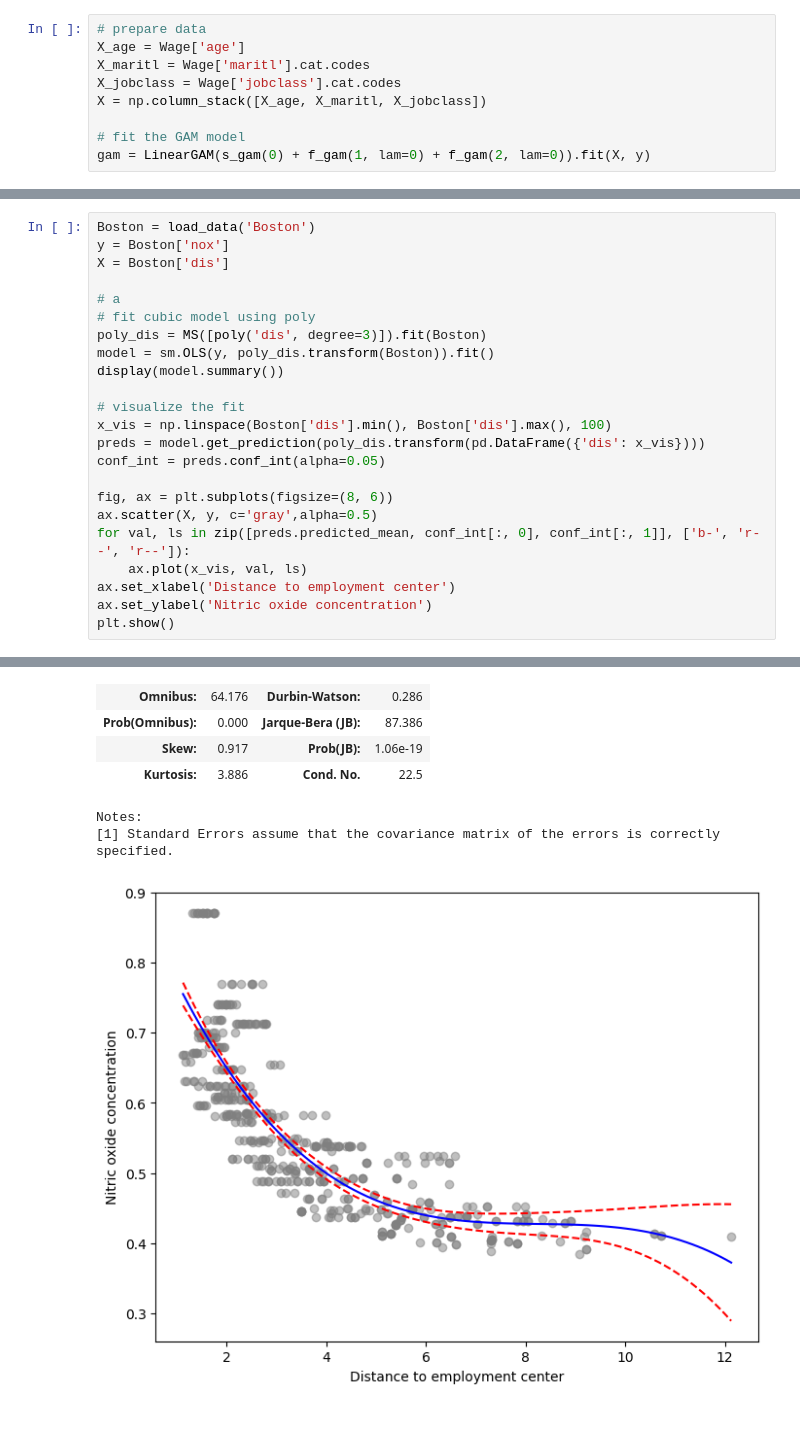
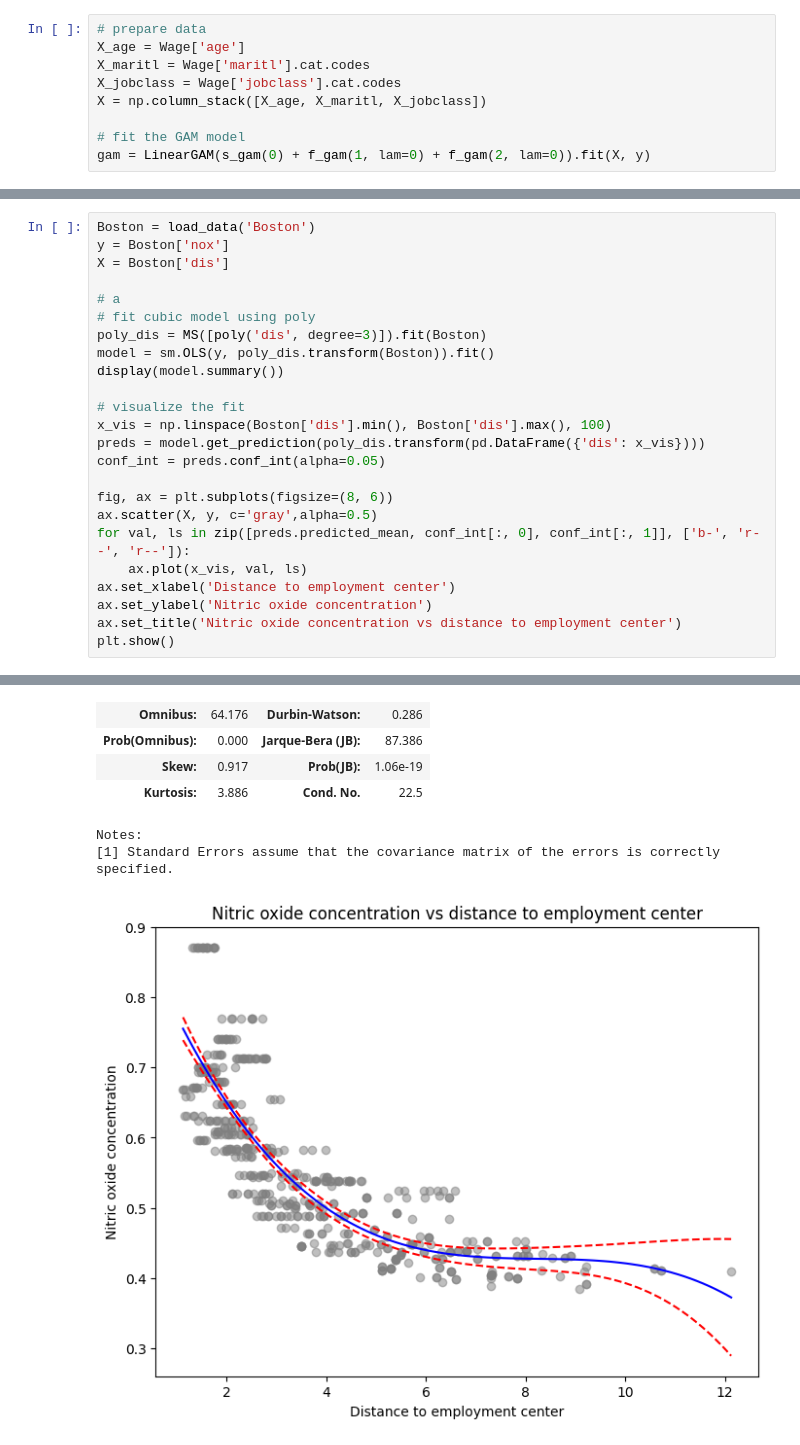
Before and after one commit to nhitran-00/ISL, a Jupyter notebook: chapter_7.ipynb, the cells around one changed output, grey strips where cells are left out. Drawn from its saved outputs; the diff is of its cells as text.

```diff
--- a/chapter_7.ipynb
+++ b/chapter_7.ipynb
@@ -476,6 +489,7 @@ for val, ls in zip([preds.predicted_mean, conf_int[:, 0], conf_int[:, 1]], ['b-'
     ax.plot(x_vis, val, ls)
 ax.set_xlabel('Distance to employment center')
 ax.set_ylabel('Nitric oxide concentration')
+ax.set_title('Nitric oxide concentration vs distance to employment center')
 plt.show()
 # %% [output]
 OLS Regression Results
@@ -487,16 +501,16 @@ OLS Regression Results
 | No. Observations: | 506 | AIC: | -1373. |
 | Df Residuals: | 502 | BIC: | -1356. |
 | Df Model: | 3 |  |  |
 | Covariance Type: | nonrobust |  |  |
 |  | coef | std err | t | P>|t| | [0.025 | 0.975] |
 | intercept | 0.5547 | 0.003 | 201.021 | 0.000 | 0.549 | 0.560 |
 | poly(dis, degree=3)[0] | -2.0031 | 0.062 | -32.271 | 0.000 | -2.125 | -1.881 |
 | poly(dis, degree=3)[1] | 0.8563 | 0.062 | 13.796 | 0.000 | 0.734 | 0.978 |
 | poly(dis, degree=3)[2] | -0.3180 | 0.062 | -5.124 | 0.000 | -0.440 | -0.196 |
 | Omnibus: | 64.176 | Durbin-Watson: | 0.286 |
 | Prob(Omnibus): | 0.000 | Jarque-Bera (JB): | 87.386 |
 | Skew: | 0.917 | Prob(JB): | 1.06e-19 |
 | Kurtosis: | 3.886 | Cond. No. | 22.5 |
 Notes:
 [1] Standard Errors assume that the covariance matrix of the errors is correctly specified.
-[figure, old version]
+[figure, new version]
```
Also changed, not shown: parts of 18 cells of this notebook.
